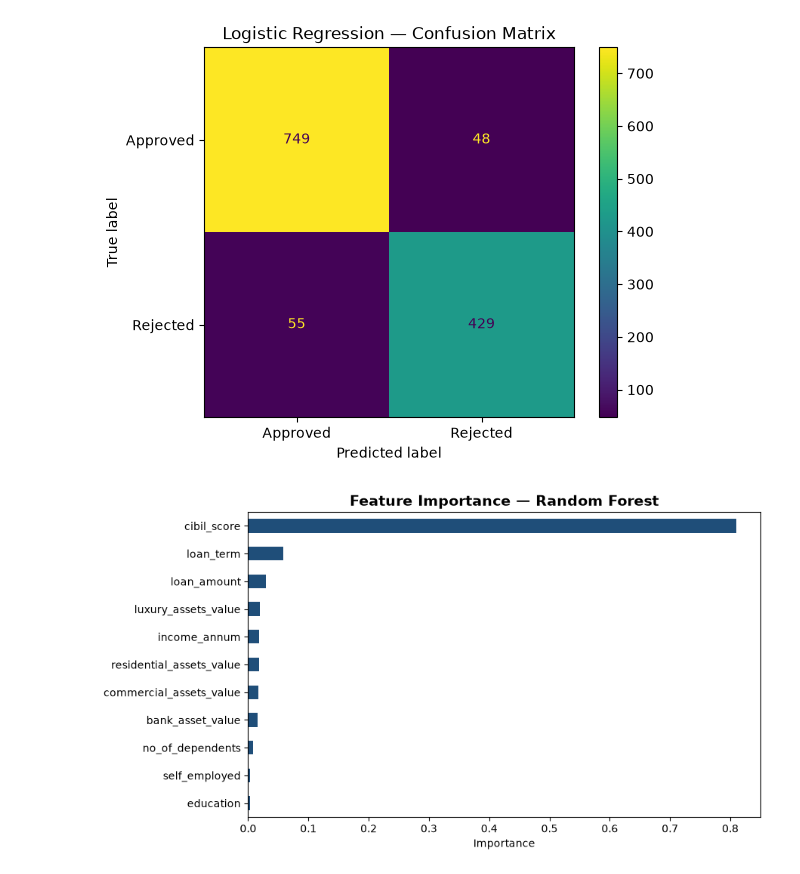
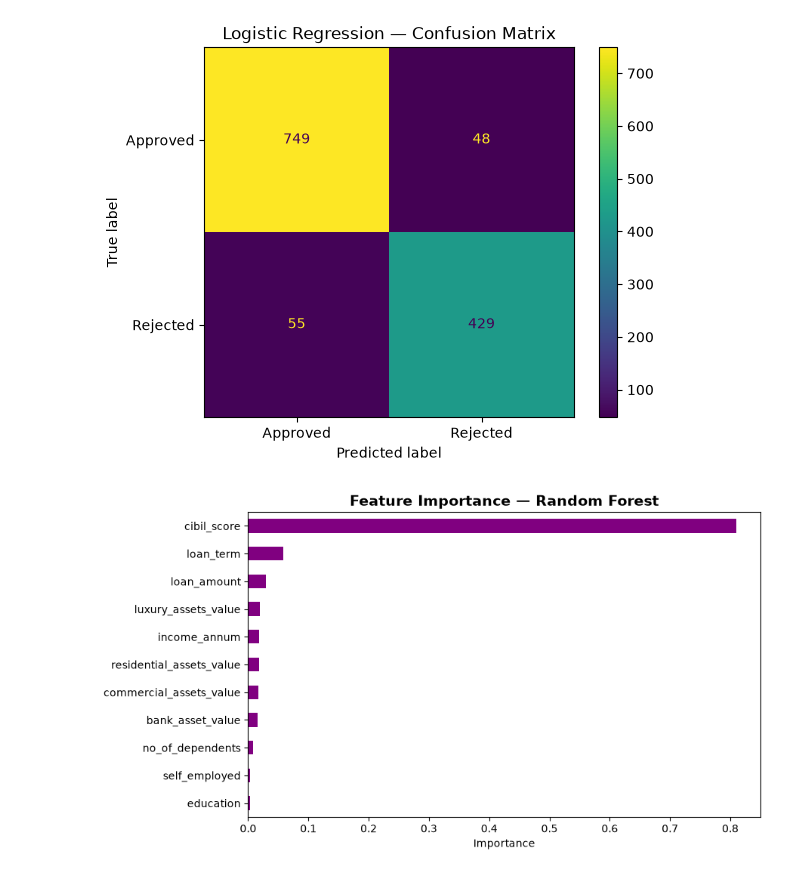
Before and after one commit to Mo1Halem/DEPI_ML, a Jupyter notebook: Predicting Loan Approval/Predicting Loan Approval.ipynb, the cells around one changed output. Cells and saved outputs as stored; diff of their text form; code cells hidden in the pictures.

```diff
--- a/Predicting Loan Approval/Predicting Loan Approval.ipynb
+++ b/Predicting Loan Approval/Predicting Loan Approval.ipynb
@@ -276,13 +275,12 @@ plt.show()
 # %%
 best_rf = grid_rf.best_estimator_
 importances = pd.Series(best_rf.feature_importances_, index=X_train.columns).sort_values()
 
 plt.figure(figsize=(9, 5))
-importances.plot(kind="barh", color="#1f4e79")
+importances.plot(kind="barh", color="purple")
 plt.title("Feature Importance — Random Forest", fontsize=14, weight="bold")
 plt.xlabel("Importance")
 plt.tight_layout()
-plt.savefig("feature_importance.png", dpi=300, bbox_inches="tight")
 plt.show()
 # %% [output]
-[figure, old version]
+[figure, new version]
```
Also changed, not shown: parts of 1 cell of this notebook, 1 other file.
